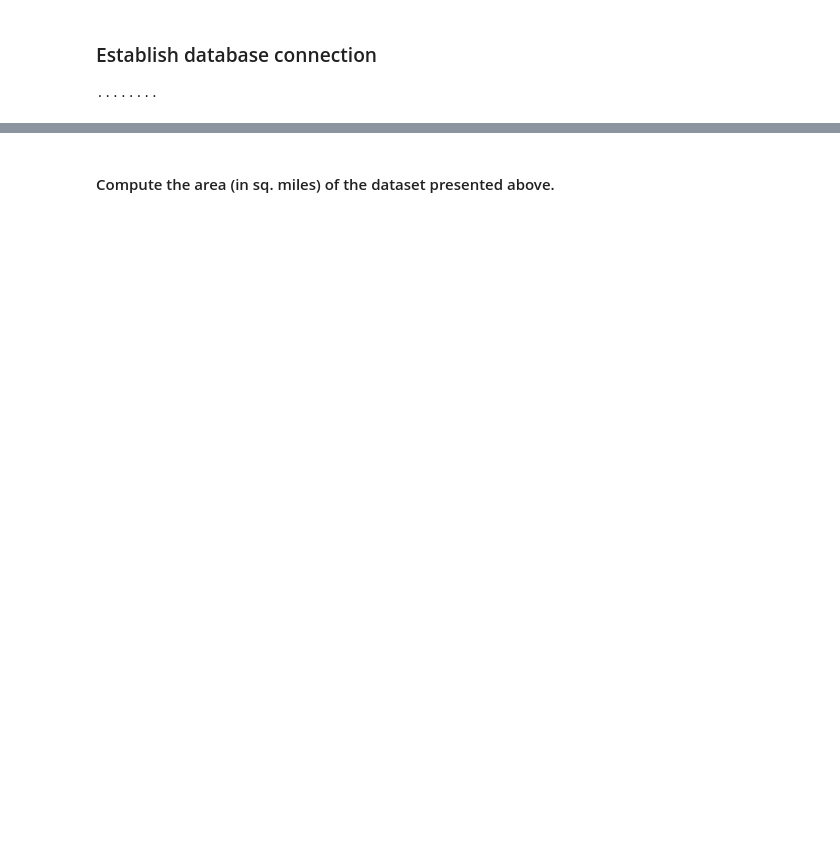
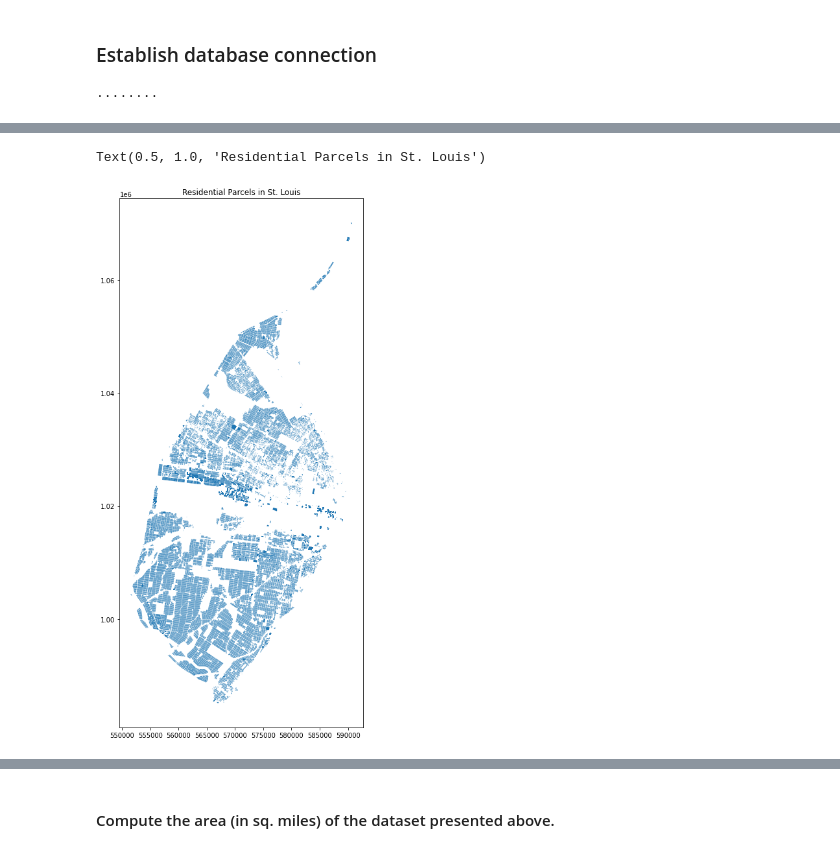
Before and after one commit to PMattox/dsa_masters, a Jupyter notebook: DSA_Capstone/Analysis - Residential Area.ipynb, the cells around one changed output, grey strips where cells are left out. Saved outputs shown, nothing was run; the diff lists cells and outputs as text; code cells hidden in the pictures; blank space fills up the shorter version.

```diff
--- a/DSA_Capstone/Analysis - Residential Area.ipynb
+++ b/DSA_Capstone/Analysis - Residential Area.ipynb
@@ -130,0 +100,7 @@ gdf_zoning_descr_flat.plot(ax=ax2, column='description')
+# %%
+# visualize the data
+gdf_parcels.plot(figsize=(15,15))
+plt.title("Residential Parcels in St. Louis")
+# %% [output]
+Text(0.5, 1.0, 'Residential Parcels in St. Louis')
+[figure, added]
```
Also changed, not shown: parts of 49 cells of this notebook, 1 other file.
